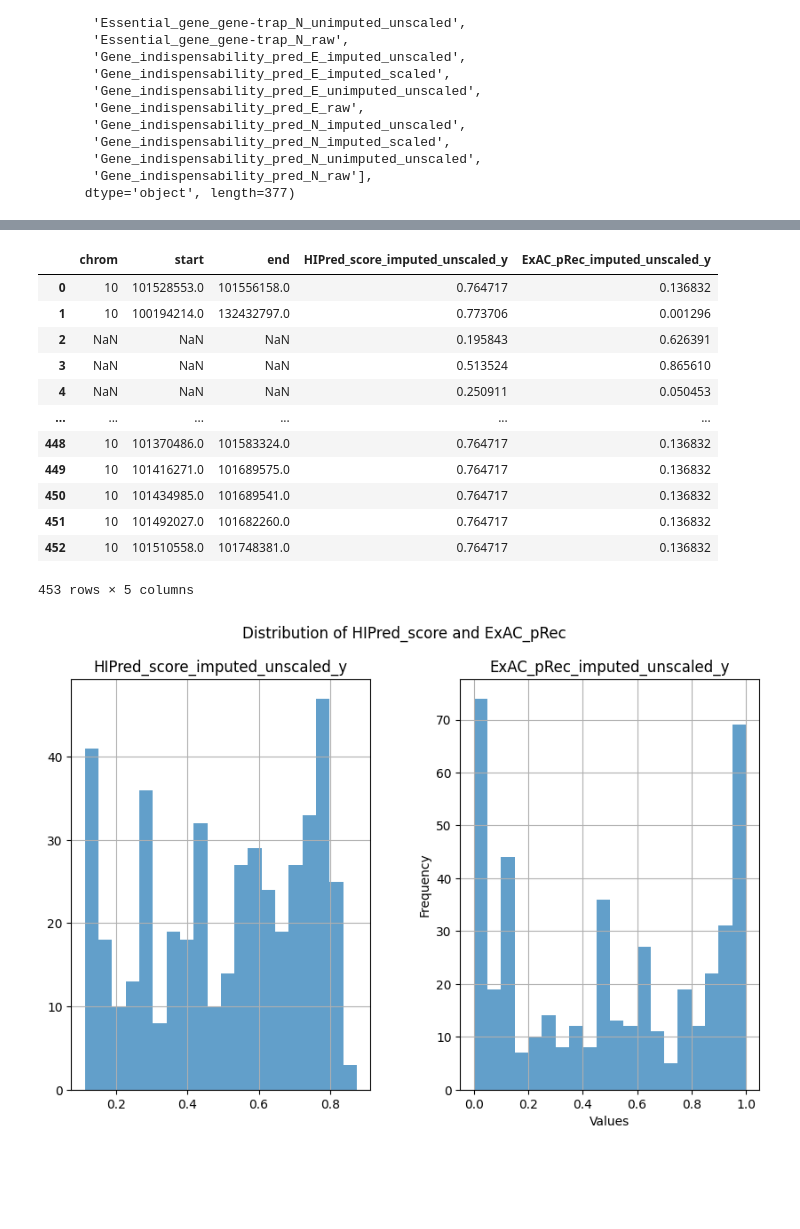
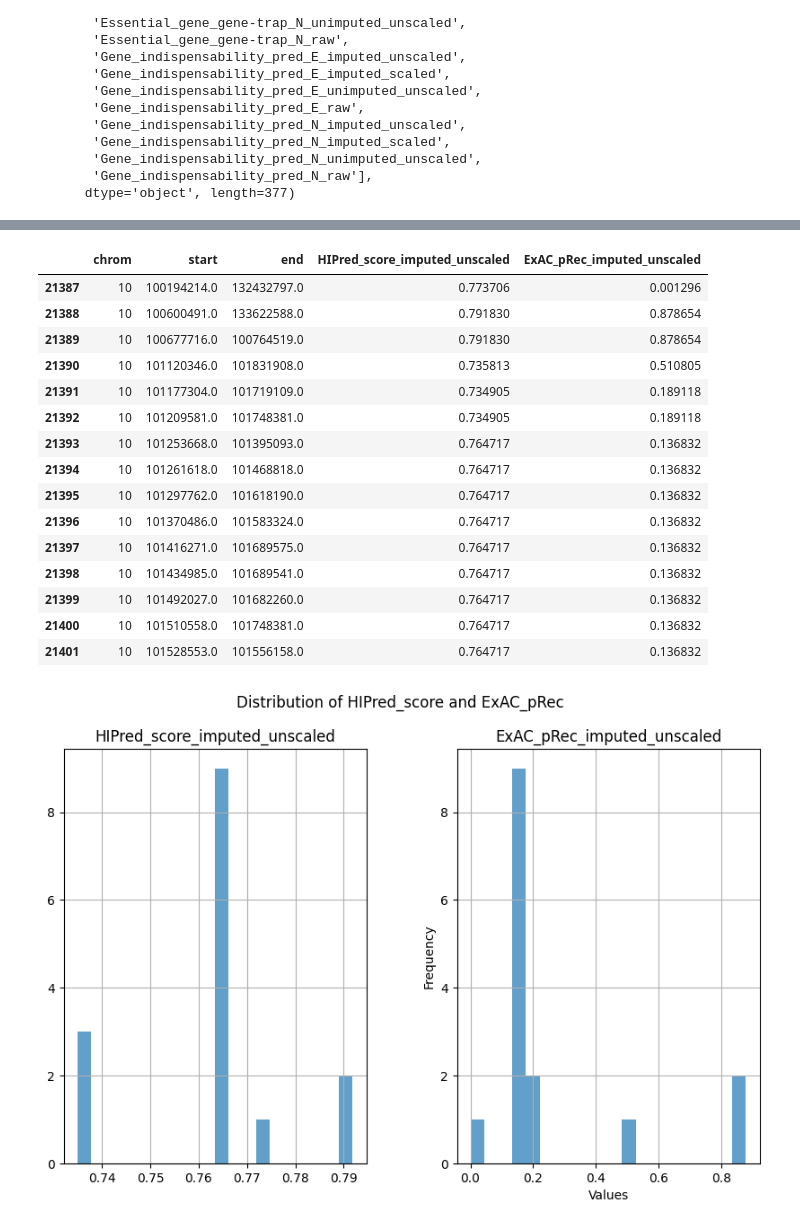
Before and after one commit to janci-osadsky/Exploratory-Analysis-of-Oncological-Data, a Jupyter notebook: RocnikovyProjektOsadsky.ipynb, the cells around one changed output, grey strips where cells are left out. Cells and saved outputs as stored; diff of their text form; code cells hidden in the pictures; blank space fills up the shorter version.

```diff
--- a/RocnikovyProjektOsadsky.ipynb
+++ b/RocnikovyProjektOsadsky.ipynb
@@ -3,11 +3,14 @@ import os
 import gzip
 import json
 import pandas as pd
+import seaborn as sns
 import matplotlib.pyplot as plt
 
 filename = "cnvcka.tsv"
-df = pd.read_csv(filename, sep='\t')
-df.head()
+dfile = pd.read_csv(filename, sep='\t')
+dfile = dfile.dropna(subset=['#chrom'])
+
+dfile.head()
 # %% [output]
 |  | #chrom | chromStart | chromEnd | name | score | strand | thickStart | thickEnd | reserved | blockCount | ... |
 | 0 | chr1 | 16301 | 166909 | nssv584580 | 0 | . | 16301 | 166909 | 77,184,255 | 1 | ... |
@@ -34,6 +37,7 @@ for filename in os.listdir(directory)[:15]:
         dfs.append(result_df)
 
 df = pd.concat(dfs, ignore_index=True)
+df = df.dropna(subset=['chrom'])
 
 df.head(15)
 # %% [output]
@@ -95,7 +99,7 @@ Index(['chrom', 'start', 'end', 'cnv_type', 'genes',
        'Gene_indispensability_pred_N_raw'],
       dtype='object', length=377)
 # %%
-merged_df = pd.merge(result_df, df, left_on=['chrom', 'start', 'end'], right_on=['chrom', 'start', 'end'], how='outer')
+merged_df = pd.merge(dfile, df, left_on=['#chrom', 'chromStart', 'chromEnd'], right_on=['chrom', 'start', 'end'], how='outer')
 
 merged_df
 # %% [output]
@@ -136,28 +136,31 @@ Index(['chrom', 'start', 'end', 'cnv_type_x', 'genes_x',
 # %%
-final_df = merged_df[[ 'chrom', 'start', 'end', 'HIPred_score_imputed_unscaled_y', 'ExAC_pRec_imputed_unscaled_y']]
-#final_df = final_df.dropna()
+final_df = merged_df[[ 'chrom', 'start', 'end', 'HIPred_score_imputed_unscaled', 'ExAC_pRec_imputed_unscaled']]
+final_df = final_df.dropna()
 final_df
 # %% [output]
-|  | chrom | start | end | HIPred_score_imputed_unscaled_y | ExAC_pRec_imputed_unscaled_y |
-| 0 | 10 | 101528553.0 | 101556158.0 | 0.764717 | 0.136832 |
-| 1 | 10 | 100194214.0 | 132432797.0 | 0.773706 | 0.001296 |
-| 2 | NaN | NaN | NaN | 0.195843 | 0.626391 |
-| 3 | NaN | NaN | NaN | 0.513524 | 0.865610 |
-| 4 | NaN | NaN | NaN | 0.250911 | 0.050453 |
-| ... | ... | ... | ... | ... | ... |
-| 448 | 10 | 101370486.0 | 101583324.0 | 0.764717 | 0.136832 |
-| 449 | 10 | 101416271.0 | 101689575.0 | 0.764717 | 0.136832 |
-| 450 | 10 | 101434985.0 | 101689541.0 | 0.764717 | 0.136832 |
-| 451 | 10 | 101492027.0 | 101682260.0 | 0.764717 | 0.136832 |
-| 452 | 10 | 101510558.0 | 101748381.0 | 0.764717 | 0.136832 |
+|  | chrom | start | end | HIPred_score_imputed_unscaled | ExAC_pRec_imputed_unscaled |
+| 21387 | 10 | 100194214.0 | 132432797.0 | 0.773706 | 0.001296 |
+| 21388 | 10 | 100600491.0 | 133622588.0 | 0.791830 | 0.878654 |
+| 21389 | 10 | 100677716.0 | 100764519.0 | 0.791830 | 0.878654 |
+| 21390 | 10 | 101120346.0 | 101831908.0 | 0.735813 | 0.510805 |
+| 21391 | 10 | 101177304.0 | 101719109.0 | 0.734905 | 0.189118 |
+| 21392 | 10 | 101209581.0 | 101748381.0 | 0.734905 | 0.189118 |
+| 21393 | 10 | 101253668.0 | 101395093.0 | 0.764717 | 0.136832 |
+| 21394 | 10 | 101261618.0 | 101468818.0 | 0.764717 | 0.136832 |
+| 21395 | 10 | 101297762.0 | 101618190.0 | 0.764717 | 0.136832 |
+| 21396 | 10 | 101370486.0 | 101583324.0 | 0.764717 | 0.136832 |
+| 21397 | 10 | 101416271.0 | 101689575.0 | 0.764717 | 0.136832 |
+| 21398 | 10 | 101434985.0 | 101689541.0 | 0.764717 | 0.136832 |
+| 21399 | 10 | 101492027.0 | 101682260.0 | 0.764717 | 0.136832 |
+| 21400 | 10 | 101510558.0 | 101748381.0 | 0.764717 | 0.136832 |
+| 21401 | 10 | 101528553.0 | 101556158.0 | 0.764717 | 0.136832 |
-453 rows × 5 columns
 # %%
-selected_df = final_df[['HIPred_score_imputed_unscaled_y', 'ExAC_pRec_imputed_unscaled_y']]
+selected_df = final_df[['HIPred_score_imputed_unscaled', 'ExAC_pRec_imputed_unscaled']]
 
 selected_df.hist(figsize=(10, 6), bins=20, alpha=0.7)
 plt.suptitle('Distribution of HIPred_score and ExAC_pRec')
 plt.xlabel('Values')
 plt.ylabel('Frequency')
 plt.show()
 # %% [output]
-[figure, old version]
+[figure, new version]
```
Also changed, not shown: parts of 20 cells of this notebook.
